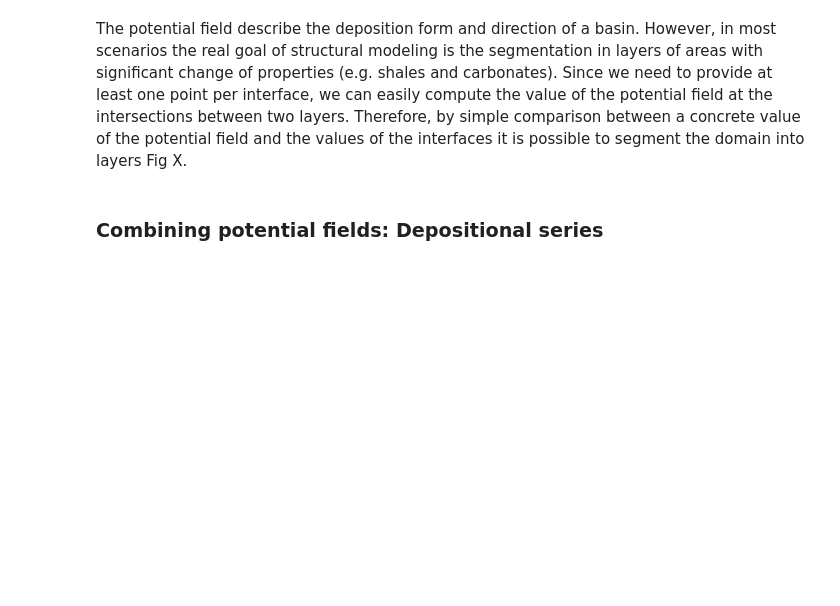
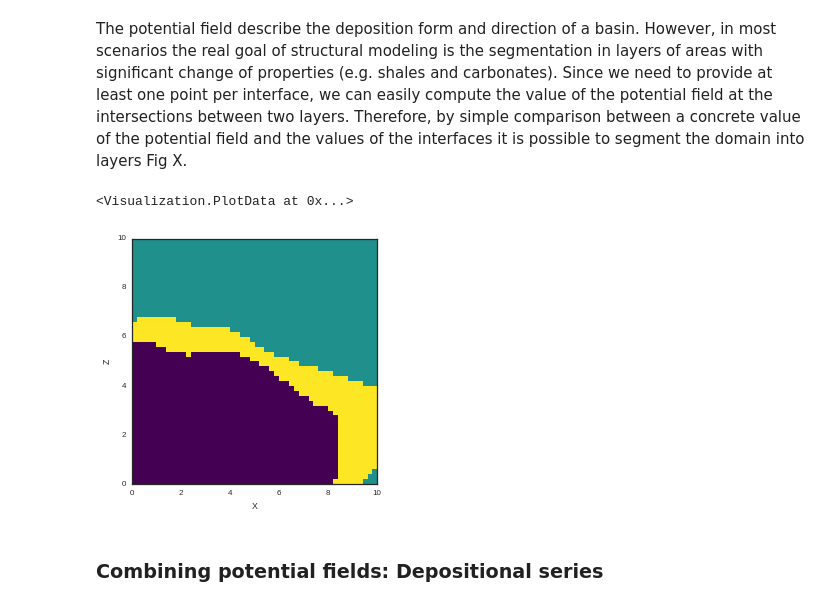
Before and after one commit to nre-aachen/gempy, a Jupyter notebook: Prototype Notebook/Example_2_Simple.ipynb, the cells around one changed output. Drawn from its saved outputs; the diff is of its cells as text; code cells hidden in the pictures; blank space fills up the shorter version.

```diff
--- a/Prototype Notebook/Example_2_Simple.ipynb
+++ b/Prototype Notebook/Example_2_Simple.ipynb
@@ -326,3 +294,9 @@ test.Plot.plot_block_section()
+# %%
+GeMpy.compute_block_model(geo_data)
+GeMpy.plot_section(geo_data, 13)
+# %% [output]
+<Visualization.PlotData at 0x...>
+[figure, added]
 # %% [markdown]
 ### Combining potential fields: Depositional series
 # %% [markdown]
```
Also changed, not shown: parts of 19 cells of this notebook, 4 other files.
